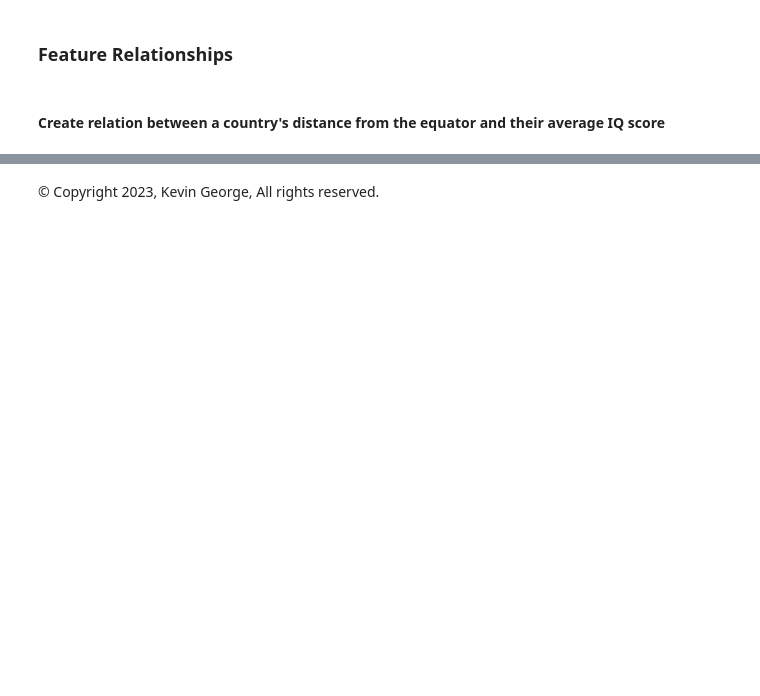
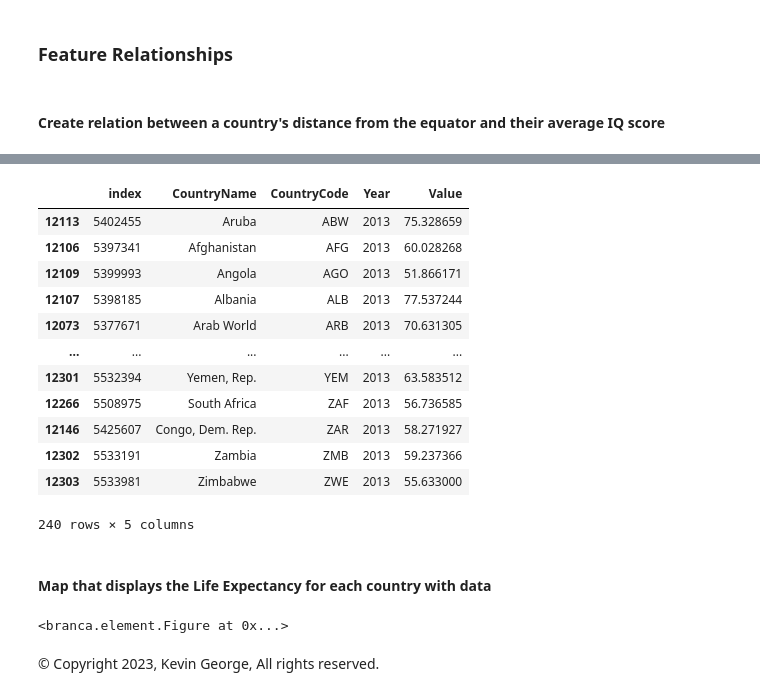
Before and after one commit to kevingeorgedev/Personal-Projects, a Jupyter notebook: IQ-Heatmap/main.ipynb, the cells around one changed output, grey strips where cells are left out. Drawn from its saved outputs; the diff is of its cells as text; code cells hidden in the pictures; blank space fills up the shorter version.

```diff
--- a/IQ-Heatmap/main.ipynb
+++ b/IQ-Heatmap/main.ipynb
@@ -208,2 +231,45 @@ plt.show()
+# %%
+INDICATOR = "Life expectancy at birth, total (years)"
+df_ind1 = indicators.loc[indicators.IndicatorName == INDICATOR].reset_index()
+df_ind1 = df_ind1.drop(columns='IndicatorName')
+df_ind1 = df_ind1.loc[df_ind1.groupby('CountryCode')['Year'].idxmax()]
+df_ind1
+# %% [output]
+|  | index | CountryName | CountryCode | Year | Value |
+| 12113 | 5402455 | Aruba | ABW | 2013 | 75.328659 |
+| 12106 | 5397341 | Afghanistan | AFG | 2013 | 60.028268 |
+| 12109 | 5399993 | Angola | AGO | 2013 | 51.866171 |
+| 12107 | 5398185 | Albania | ALB | 2013 | 77.537244 |
+| 12073 | 5377671 | Arab World | ARB | 2013 | 70.631305 |
+| ... | ... | ... | ... | ... | ... |
+| 12301 | 5532394 | Yemen, Rep. | YEM | 2013 | 63.583512 |
+| 12266 | 5508975 | South Africa | ZAF | 2013 | 56.736585 |
+| 12146 | 5425607 | Congo, Dem. Rep. | ZAR | 2013 | 58.271927 |
+| 12302 | 5533191 | Zambia | ZMB | 2013 | 59.237366 |
+| 12303 | 5533981 | Zimbabwe | ZWE | 2013 | 55.633000 |
+240 rows × 5 columns
+# %% [markdown]
+#### Map that displays the Life Expectancy for each country with data
+# %%
+ind1_fig = Figure(width=1020, height=800)
+ind1_map = folium.Map(location=[30,0], zoom_start=2, max_bounds=True, min_zoom=2)
+
+folium.Choropleth(
+    geo_data=geojson,
+    data=df_ind1,
+    columns=['CountryCode', 'Value'],
+    key_on='feature.id',
+    fill_color='BuPu',
+    fill_opacity=0.7,
+    line_opacity=0.5,
+    legend_name="Life expectancy at birth, total (years)",
+    nan_fill_color='white'
+).add_to(ind1_map)
+
+ind1_fig.add_child(ind1_map)
+
+ind1_fig
+# %% [output]
+<branca.element.Figure at 0x...>
 # %% [markdown]
 &copy; Copyright 2023, Kevin George, All rights reserved.
```
Also changed, not shown: parts of 4 cells of this notebook.
